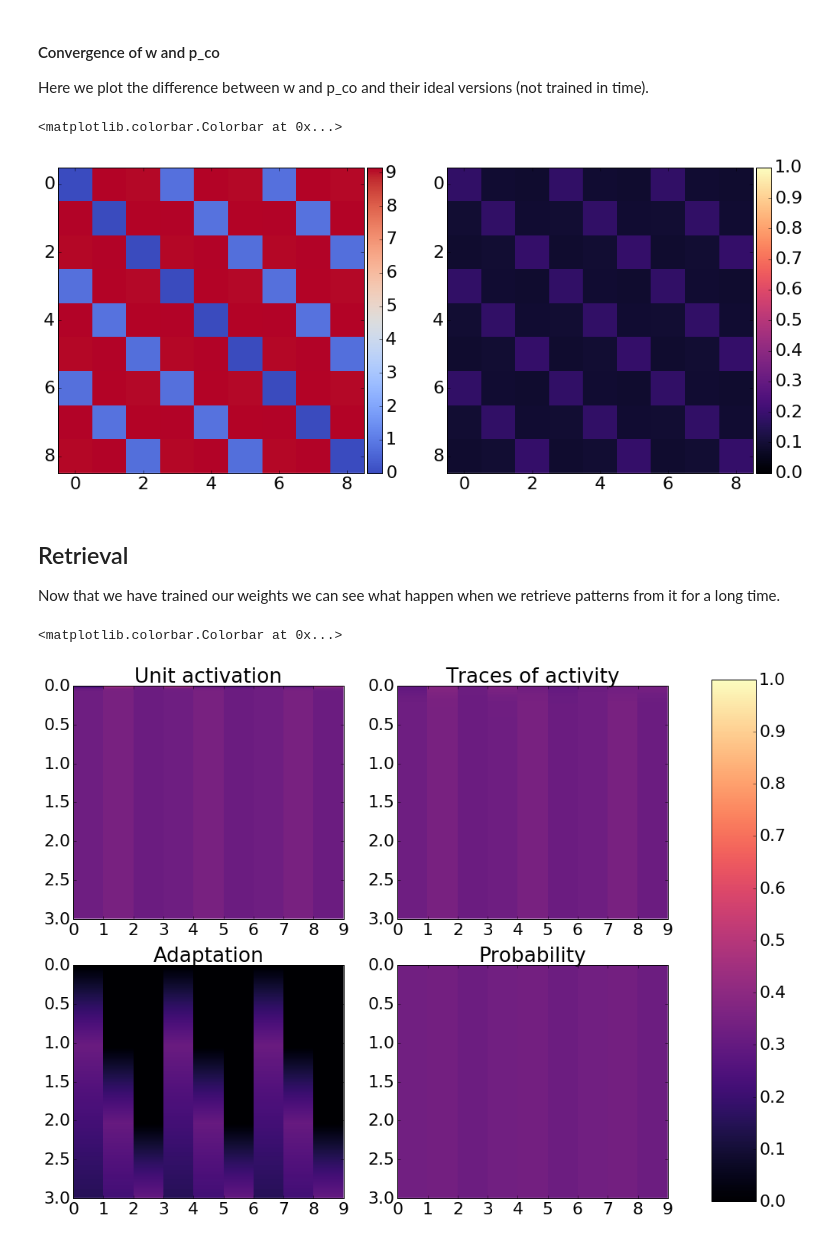
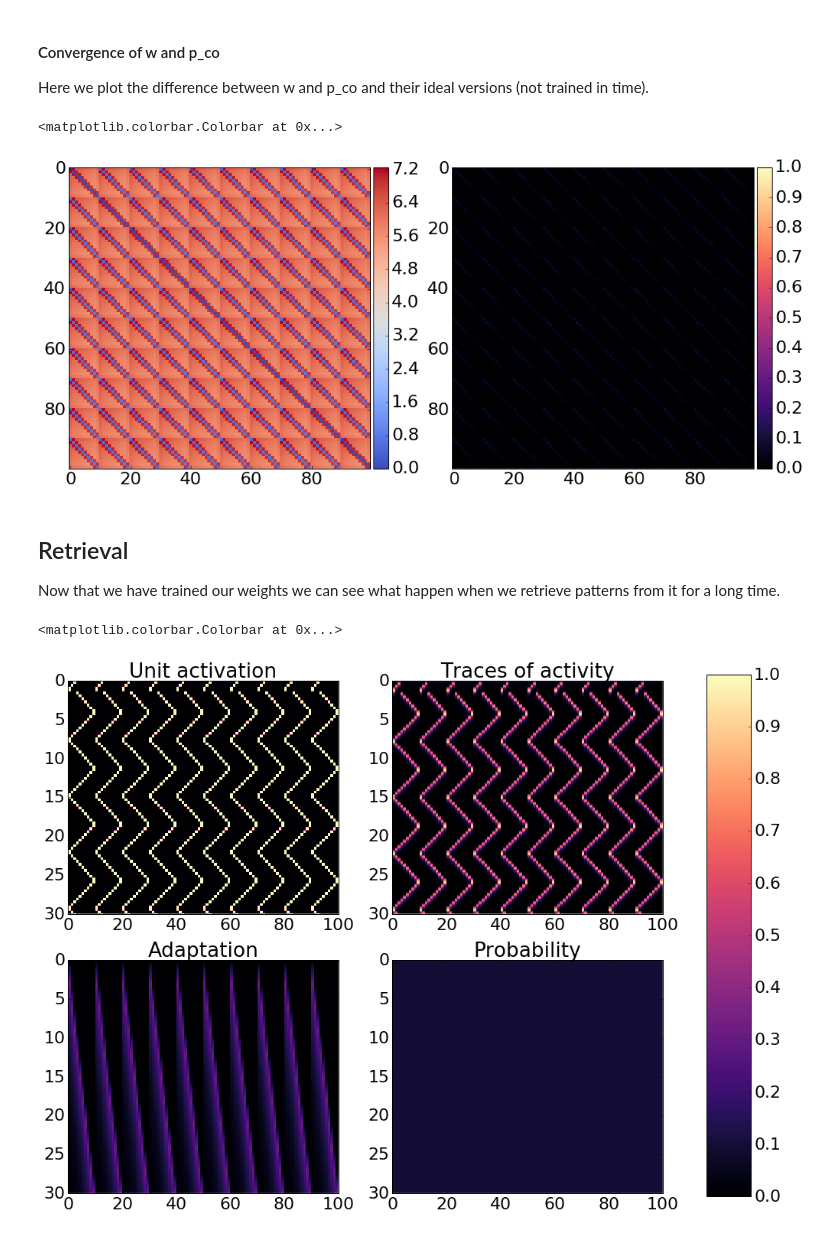
Before and after one commit to h-mayorquin/attractor_sequences, a Jupyter notebook: notebooks/2016-10-09(Time constant effects for learning in time).ipynb, the cells around one changed output. Cells and saved outputs as stored; diff of their text form; code cells hidden in the pictures.

```diff
--- a/notebooks/2016-10-09(Time constant effects for learning in time).ipynb
+++ b/notebooks/2016-10-09(Time constant effects for learning in time).ipynb
@@ -35,9 +35,9 @@ After this all the mechanisms for reading from the correct version control state
 # %% [markdown]
 We first build the network and set the parameters, this should be controlled to see the effects on the plots bellow
 # %%
-hypercolumns = 3
-minicolumns = 3
-N = 3  # Number of patterns
+hypercolumns = 10
+minicolumns = 10
+N = 10  # Number of patterns
 
 patterns_dic = build_ortogonal_patterns(hypercolumns, minicolumns)
 patterns = list(patterns_dic.values())
@@ -50,15 +50,13 @@ w_ideal = get_w(P_ideal, p_ideal)
 beta_ideal = get_beta(p_ideal)
 
 dt = 0.001
-T_simulation = 2.0
 T_training = 1.0
-simulation_time = np.arange(0, T_simulation + dt, dt)
 training_time = np.arange(0, T_training + dt, dt)
 
 prng = np.random.RandomState(seed=0)
 
 
-nn = BCPNN(hypercolumns, minicolumns, g_a=1, g_beta=1.0, g_w=1.0, g_I=10.0, prng=prng)
+nn = BCPNN(hypercolumns, minicolumns, g_a=97.0, g_beta=1.0, g_w=1.0, g_I=10.0, prng=prng)
 
 w_end = []
 p_co_end = []
@@ -204,20 +224,21 @@ cax = divider.append_axes('right', size='5%', pad=0.05)
 fig.colorbar(im, ax=ax, cax=cax)
 # %% [output]
 <matplotlib.colorbar.Colorbar at 0x...>
-[figure, old version]
+[figure, new version]
 # %% [markdown]
 ## Retrieval
 Now that we have trained our weights we can see what happen when we retrieve patterns from it for a long time.
 # %%
-T_retrieval = 10.0
+T_retrieval = 30.0
 retrieval_time = np.arange(0, T_retrieval + dt, dt)
 
 # First empty the history
 nn.empty_history()
+nn.reset_values(keep_connectivity=True)
 # Run in retrival mode
 nn.randomize_pattern()
 nn.k = 0
-nn.g_a = 0
+nn.g_a = 97.0
 nn.run_network_simulation(retrieval_time, I=None, save=True)
 
 o = nn.history['o']
@@ -226,32 +247,32 @@ z_pre = nn.history['z_pre']
 p_pre = nn.history['p_pre']
 # %%
 cmap = 'magma'
-extent = [0, minicolumns * hypercolumns, aux_counter * T_training, 0]
+extent = [0, minicolumns * hypercolumns, T_retrieval, 0]
 
 fig = plt.figure(figsize=(16, 12))
 
 ax1 = fig.add_subplot(221)
 im1 = ax1.imshow(o, aspect='auto', interpolation='None', cmap=cmap, vmax=1, vmin=0, extent=extent)
 ax1.set_title('Unit activation')
 
 ax2 = fig.add_subplot(222)
 im2 = ax2.imshow(z_pre, aspect='auto', interpolation='None', cmap=cmap, vmax=1, vmin=0, extent=extent)
 ax2.set_title('Traces of activity')
 
 ax3 = fig.add_subplot(223)
 im3 = ax3.imshow(adaptation, aspect='auto', interpolation='None', cmap=cmap, vmax=1, vmin=0, extent=extent)
 ax3.set_title('Adaptation')
 
 ax4 = fig.add_subplot(224)
 im4 = ax4.imshow(p_pre, aspect='auto', interpolation='None', cmap=cmap, vmax=1, vmin=0, extent=extent)
 ax4.set_title('Probability')
 
 fig.subplots_adjust(right=0.8)
 cbar_ax = fig.add_axes([0.85, 0.12, 0.05, 0.79])
 fig.colorbar(im1, cax=cbar_ax)
 # %% [output]
 <matplotlib.colorbar.Colorbar at 0x...>
-[figure, old version]
+[figure, new version]
 # %%
 print(nn.history['o'].shape)
 print(nn.g_a)
```
Also changed, not shown: parts of 8 cells of this notebook, 2 other files.
